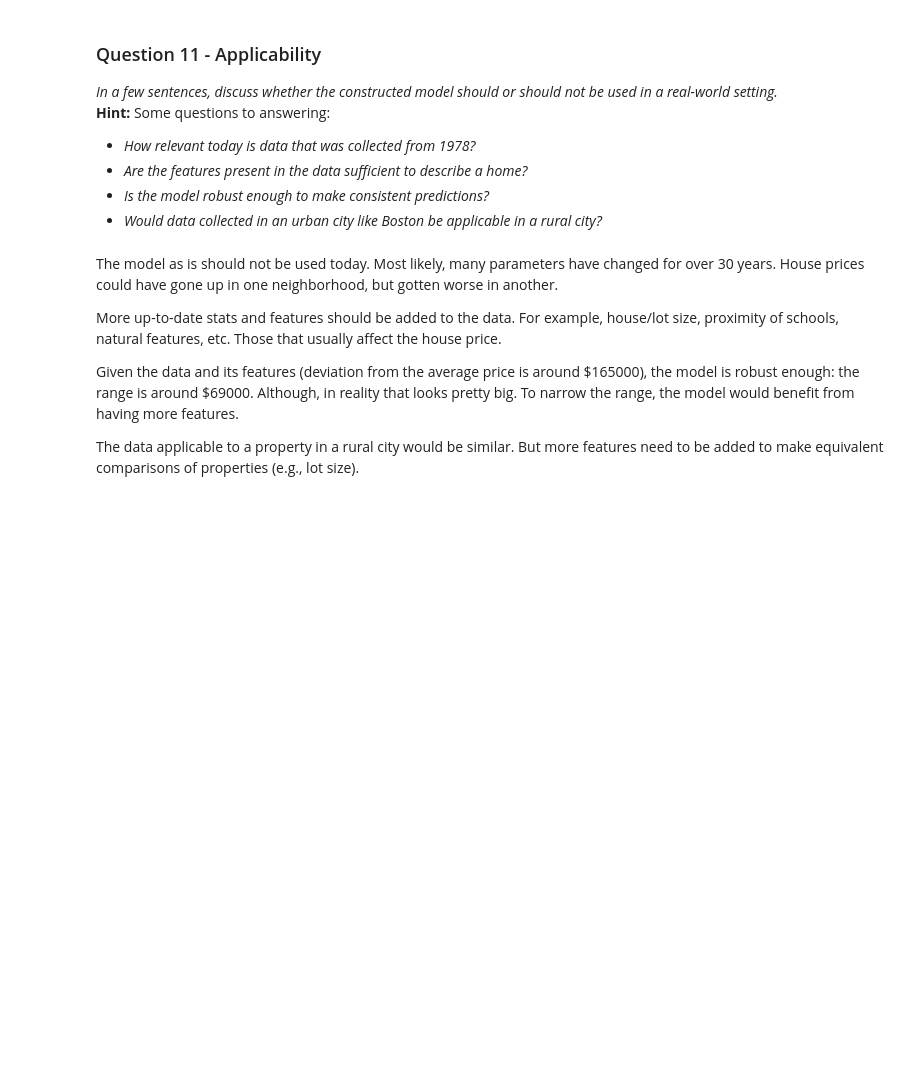
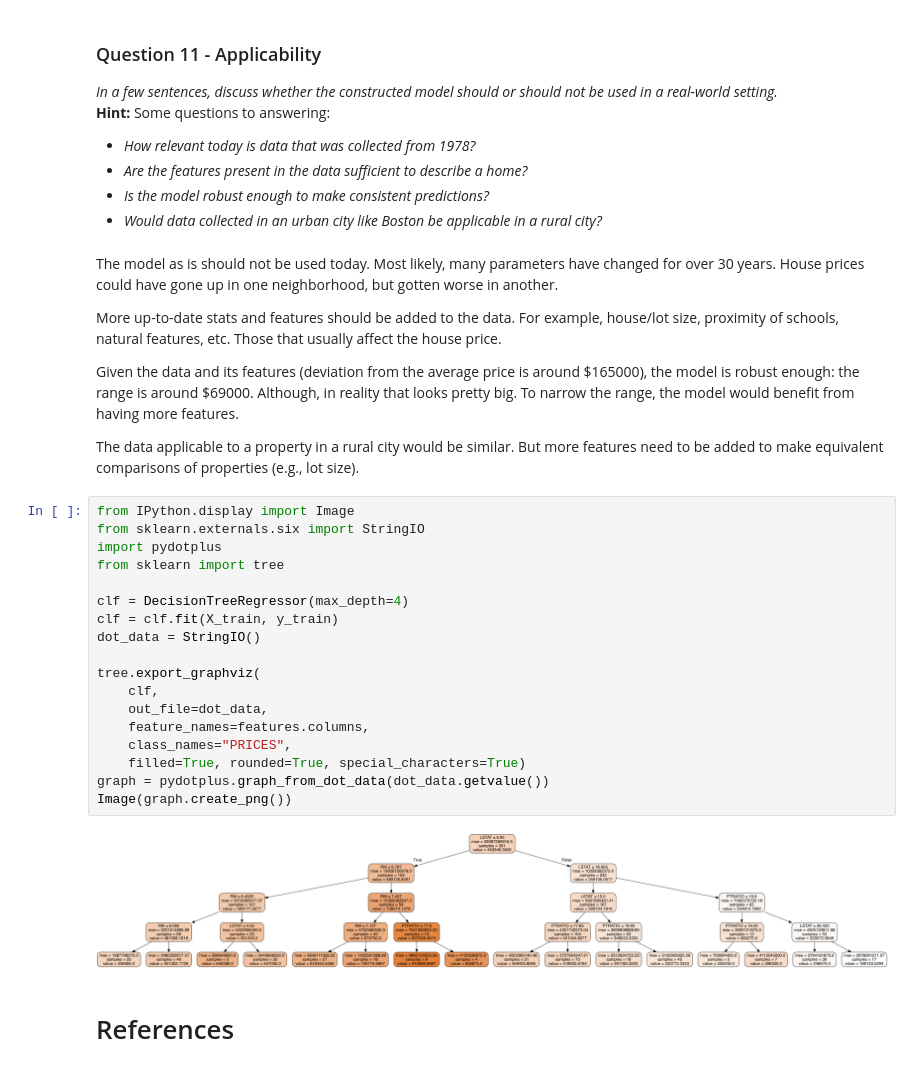
Before and after one commit to svkapustin/machine-learning, a Jupyter notebook: projects/boston_housing/boston_housing.ipynb, the cells around one changed output. Saved outputs shown, nothing was run; the diff lists cells and outputs as text; blank space fills up the shorter version.

```diff
--- a/projects/boston_housing/boston_housing.ipynb
+++ b/projects/boston_housing/boston_housing.ipynb
@@ -447,3 +580,25 @@ More up-to-date stats and features should be added to the data. For example, hou
 Given the data and its features (deviation from the average price is around \$165000), the model is robust enough: the range is around \$69000. Although, in reality that looks pretty big. To narrow the range, the model would benefit from having more features.
 
 The data applicable to a property in a rural city would be similar. But more features need to be added to make equivalent comparisons of properties (e.g., lot size).
+# %%
+from IPython.display import Image
+from sklearn.externals.six import StringIO
+import pydotplus
+from sklearn import tree
+
+clf = DecisionTreeRegressor(max_depth=4)
+clf = clf.fit(X_train, y_train)
+dot_data = StringIO()
+
+tree.export_graphviz(
+    clf,
+    out_file=dot_data,
+    feature_names=features.columns,
+    class_names="PRICES",
+    filled=True, rounded=True, special_characters=True)
+graph = pydotplus.graph_from_dot_data(dot_data.getvalue())
+Image(graph.create_png())
+# %% [output]
+[figure, added]
+# %% [markdown]
+# References
```
Also changed, not shown: parts of 19 cells of this notebook, 3 other files.
